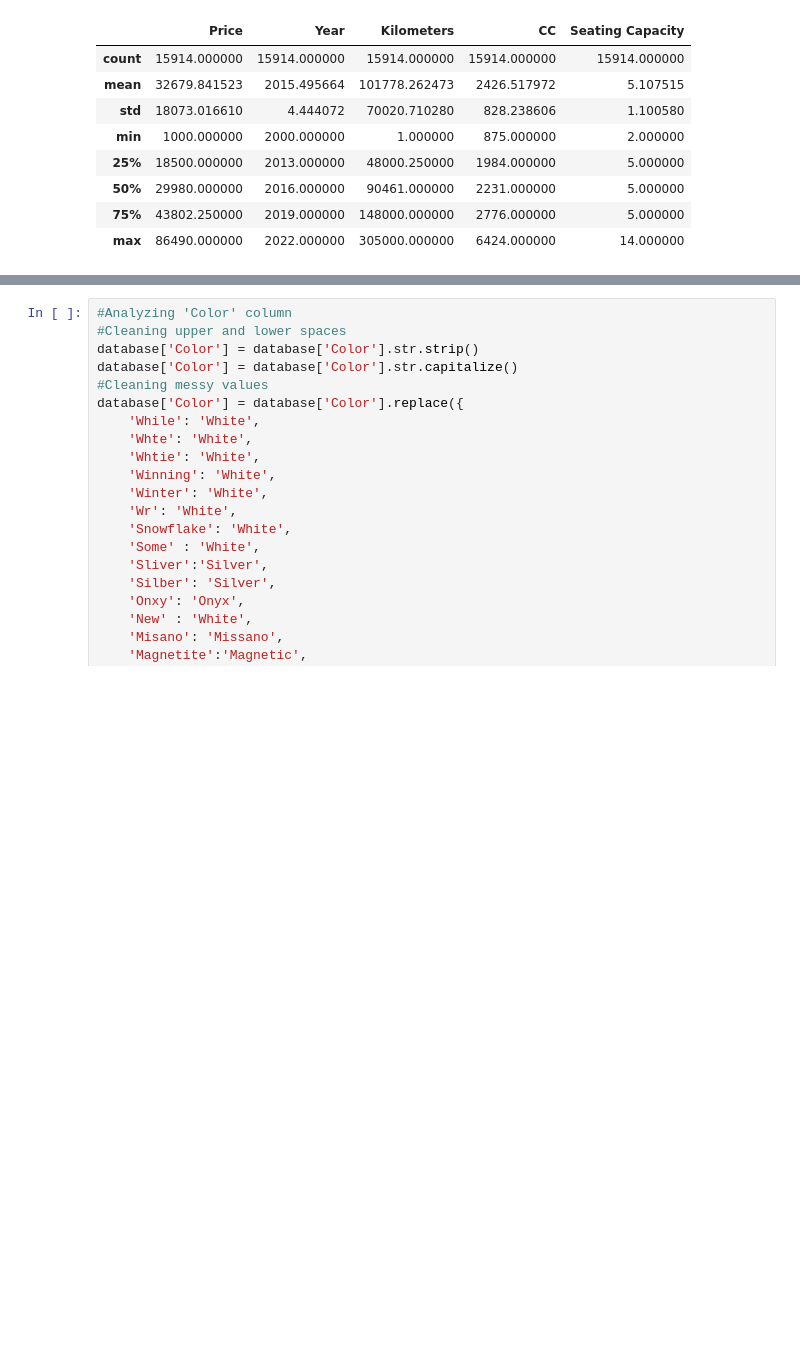
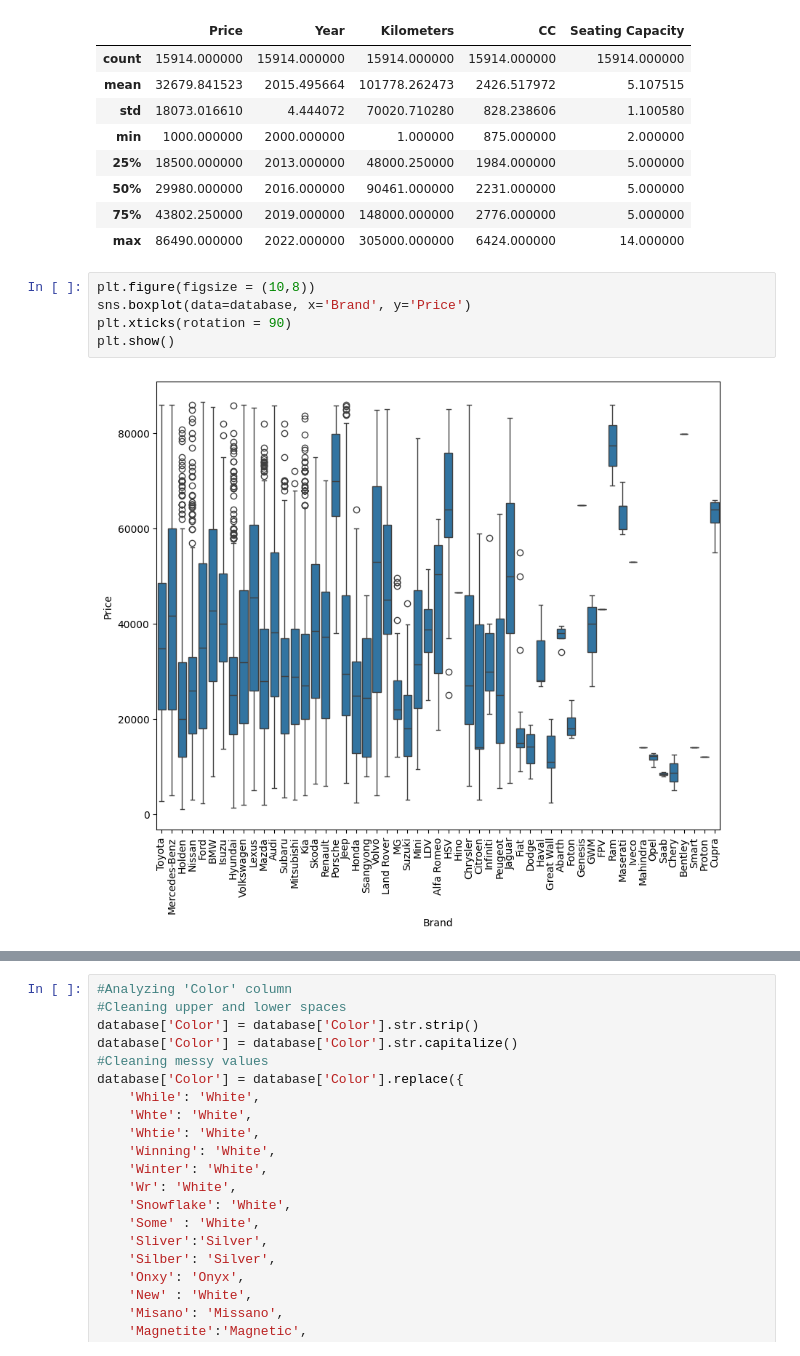
Before and after one commit to Andresanalyst1/ML-project-Australia-car-Market, a Jupyter notebook: Data Preparation.ipynb, the cells around one changed output, grey strips where cells are left out. Cells and saved outputs as stored; diff of their text form; blank space fills up the shorter version.

Commit message:
Data preparation and feature_engineering files updated

```diff
--- a/Data Preparation.ipynb
+++ b/Data Preparation.ipynb
@@ -217,3 +303,10 @@ database.describe()
 | 50% | 29980.000000 | 2016.000000 | 90461.000000 | 2231.000000 | 5.000000 |
 | 75% | 43802.250000 | 2019.000000 | 148000.000000 | 2776.000000 | 5.000000 |
 | max | 86490.000000 | 2022.000000 | 305000.000000 | 6424.000000 | 14.000000 |
+# %%
+plt.figure(figsize = (10,8))
+sns.boxplot(data=database, x='Brand', y='Price')
+plt.xticks(rotation = 90)
+plt.show()
+# %% [output]
+[figure, added]
```
Also changed, not shown: parts of 5 cells of this notebook, 1 other file.
